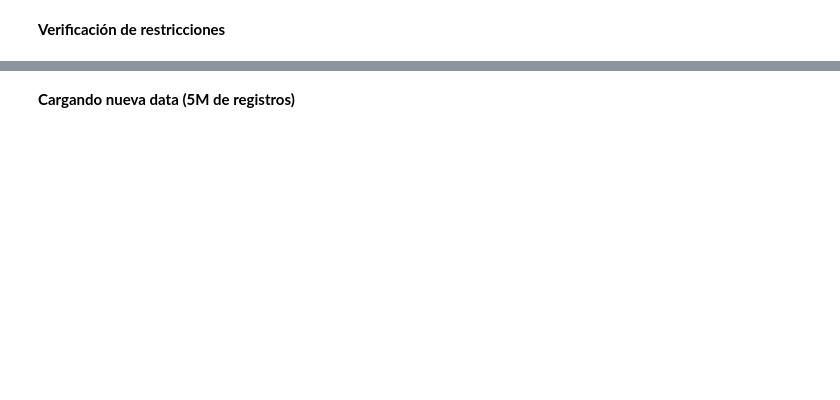
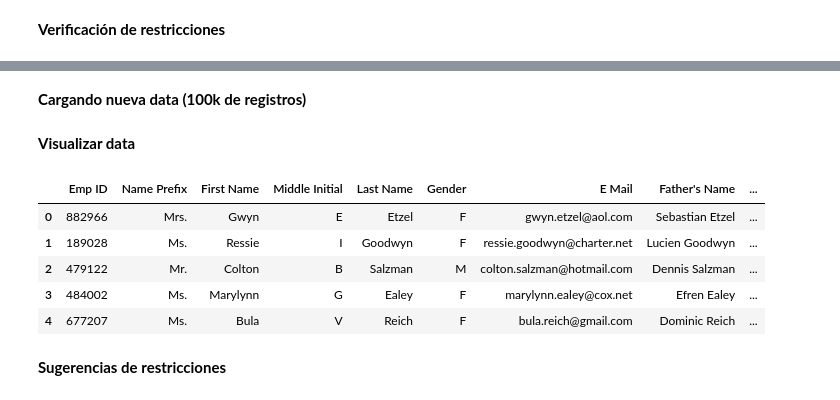
Before and after one commit to JonatanPolanco/Data_Quality_Testing, a Jupyter notebook: PyDeequ_Learning.ipynb, the cells around one changed output, grey strips where cells are left out. Cells and saved outputs as stored; diff of their text form; code cells hidden in the pictures; blank space fills up the shorter version.

```diff
--- a/PyDeequ_Learning.ipynb
+++ b/PyDeequ_Learning.ipynb
@@ -173,4 +177,5 @@ Verification Run Status: Warning
 | 8 | Review Check | Warning | Warning | containsEmail(c) | Failure | Value: 0.3333333333333333 does no... |
 | 9 | Review Check | Warning | Warning | containsURL(a) | Success |  |
 # %% [markdown]
-**Cargando nueva data (5M de registros)**
+
+**Cargando nueva data (100k de registros)**
@@ -176,0 +197,8 @@ Verification Run Status: Warning
+# %% [markdown]
+**Visualizar data**
+# %%
+DF2 = pd.read_csv("100000_Records.csv")
+Headers = []
+for col in DF2.columns:
+    for i in range (1):
+      Headers.append(col)
@@ -176,0 +216,11 @@ Verification Run Status: Warning
+# %%
+DF2.head()
+# %% [output]
+|  | Emp ID | Name Prefix | First Name | Middle Initial | Last Name | Gender | E Mail | Father's Name | ... |
+| 0 | 882966 | Mrs. | Gwyn | E | Etzel | F | gwyn.etzel@aol.com | Sebastian Etzel | ... |
+| 1 | 189028 | Ms. | Ressie | I | Goodwyn | F | ressie.goodwyn@charter.net | Lucien Goodwyn | ... |
+| 2 | 479122 | Mr. | Colton | B | Salzman | M | colton.salzman@hotmail.com | Dennis Salzman | ... |
+| 3 | 484002 | Ms. | Marylynn | G | Ealey | F | marylynn.ealey@cox.net | Efren Ealey | ... |
+| 4 | 677207 | Ms. | Bula | V | Reich | F | bula.reich@gmail.com | Dominic Reich | ... |
+# %% [markdown]
+**Sugerencias de restricciones**
```
Also changed, not shown: parts of 14 cells of this notebook.
